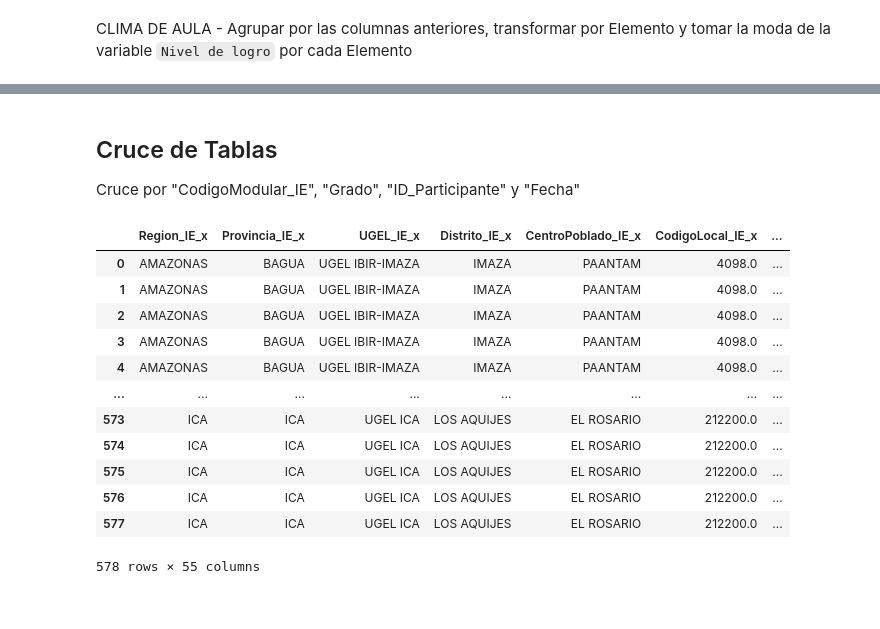
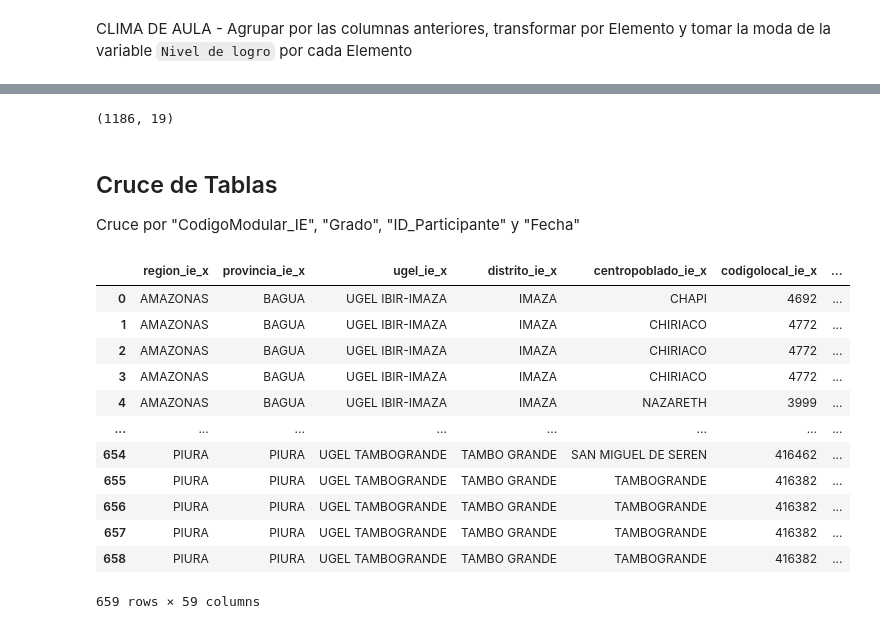
Before and after one commit to Raxcsu/breit-project, a Jupyter notebook: notebook/2 main.ipynb, the cells around one changed output, grey strips where cells are left out. Cells and saved outputs as stored; diff of their text form; code cells hidden in the pictures.

```diff
--- a/notebook/2 main.ipynb
+++ b/notebook/2 main.ipynb
@@ -166,7 +284,7 @@ result_aca
 # %% [markdown]
 SOCIOEMOCIONAL - Eliminar registros con valores nulos en esos 3 Primary keys
 # %%
-columns_to_check = ["CodigoModular_IE", "Grado", "ID_Participante"]
+columns_to_check = ["codigomodular_ie", "grado", "id_participante"]
 cleaned_df_soc = df_socioemocional.dropna(subset=columns_to_check)
-cleaned_df_soc.ID_Participante.nunique()
+cleaned_df_soc.id_participante.nunique()
 # %% [output]
@@ -196,8 +314,8 @@ SOCIOEMOCIONAL - Agrupar por las columnas anteriores, transformar por Habilidad
 # %%
 result = cleaned_df_soc.pivot_table(
     index=group_cols,
-    columns="Habilidad",
-    values="Nivel de logro",
+    columns="habilidad",
+    values="nivel_de_logro",
     aggfunc=lambda x: x.mode().iloc[0] if not x.mode().empty else None
 ).reset_index()
 # %%
@@ -221,7 +339,7 @@ result
 # %% [markdown]
 CLIMA DE AULA - Eliminar registros con valores nulos en esos 3 Primary keys
 # %%
-columns_to_check = ["CodigoModular_IE", "Grado", "ID_Participante"]
+columns_to_check = ["codigomodular_ie", "grado", "id_participante"]
 cleaned_df_cli = df_clima_aula.dropna(subset=columns_to_check)
-cleaned_df_cli.ID_Participante.nunique()
+cleaned_df_cli.id_participante.nunique()
 # %% [output]
@@ -251,8 +369,8 @@ CLIMA DE AULA - Agrupar por las columnas anteriores, transformar por Elemento y
 # %%
 result_cli = cleaned_df_cli.pivot_table(
     index=group_cols,
-    columns="Elemento",
-    values="Nivel de logro",
+    columns="elemento",
+    values="nivel_de_logro",
     aggfunc=lambda x: x.mode().iloc[0] if not x.mode().empty else None
 ).reset_index()
 # %%
@@ -276,25 +417,29 @@ result_cli
+# %%
+result_cli.shape
+# %% [output]
+(1186, 19)
 # %% [markdown]
 ## Cruce de Tablas
 
 Cruce por "CodigoModular_IE", "Grado", "ID_Participante" y "Fecha"
 # %%
-merged_df = result_aca.merge(result, on=["CodigoModular_IE", "Grado", "ID_Participante","Fecha"], how="inner")
-merged_df = merged_df.merge(result_cli, on=["CodigoModular_IE", "Grado", "ID_Participante","Fecha"], how="inner")
+merged_df = result_aca.merge(result, on=["codigomodular_ie", "grado", "id_participante","periodo"], how="inner")
+merged_df = merged_df.merge(result_cli, on=["codigomodular_ie", "grado", "id_participante","periodo"], how="inner")
 merged_df
 # %% [output]
-|  | Region_IE_x | Provincia_IE_x | UGEL_IE_x | Distrito_IE_x | CentroPoblado_IE_x | CodigoLocal_IE_x | ... |
-| 0 | AMAZONAS | BAGUA | UGEL IBIR-IMAZA | IMAZA | PAANTAM | 4098.0 | ... |
-| 1 | AMAZONAS | BAGUA | UGEL IBIR-IMAZA | IMAZA | PAANTAM | 4098.0 | ... |
-| 2 | AMAZONAS | BAGUA | UGEL IBIR-IMAZA | IMAZA | PAANTAM | 4098.0 | ... |
-| 3 | AMAZONAS | BAGUA | UGEL IBIR-IMAZA | IMAZA | PAANTAM | 4098.0 | ... |
-| 4 | AMAZONAS | BAGUA | UGEL IBIR-IMAZA | IMAZA | PAANTAM | 4098.0 | ... |
+|  | region_ie_x | provincia_ie_x | ugel_ie_x | distrito_ie_x | centropoblado_ie_x | codigolocal_ie_x | ... |
+| 0 | AMAZONAS | BAGUA | UGEL IBIR-IMAZA | IMAZA | CHAPI | 4692 | ... |
+| 1 | AMAZONAS | BAGUA | UGEL IBIR-IMAZA | IMAZA | CHIRIACO | 4772 | ... |
+| 2 | AMAZONAS | BAGUA | UGEL IBIR-IMAZA | IMAZA | CHIRIACO | 4772 | ... |
+| 3 | AMAZONAS | BAGUA | UGEL IBIR-IMAZA | IMAZA | CHIRIACO | 4772 | ... |
+| 4 | AMAZONAS | BAGUA | UGEL IBIR-IMAZA | IMAZA | NAZARETH | 3999 | ... |
 | ... | ... | ... | ... | ... | ... | ... | ... |
-| 573 | ICA | ICA | UGEL ICA | LOS AQUIJES | EL ROSARIO | 212200.0 | ... |
-| 574 | ICA | ICA | UGEL ICA | LOS AQUIJES | EL ROSARIO | 212200.0 | ... |
-| 575 | ICA | ICA | UGEL ICA | LOS AQUIJES | EL ROSARIO | 212200.0 | ... |
-| 576 | ICA | ICA | UGEL ICA | LOS AQUIJES | EL ROSARIO | 212200.0 | ... |
-| 577 | ICA | ICA | UGEL ICA | LOS AQUIJES | EL ROSARIO | 212200.0 | ... |
+| 654 | PIURA | PIURA | UGEL TAMBOGRANDE | TAMBO GRANDE | SAN MIGUEL DE SEREN | 416462 | ... |
+| 655 | PIURA | PIURA | UGEL TAMBOGRANDE | TAMBO GRANDE | TAMBOGRANDE | 416382 | ... |
+| 656 | PIURA | PIURA | UGEL TAMBOGRANDE | TAMBO GRANDE | TAMBOGRANDE | 416382 | ... |
+| 657 | PIURA | PIURA | UGEL TAMBOGRANDE | TAMBO GRANDE | TAMBOGRANDE | 416382 | ... |
+| 658 | PIURA | PIURA | UGEL TAMBOGRANDE | TAMBO GRANDE | TAMBOGRANDE | 416382 | ... |
-578 rows × 55 columns
+659 rows × 59 columns
 # %%
 merged_df.info()
 # %% [output]
```
Also changed, not shown: parts of 68 cells of this notebook, 1 other file.
